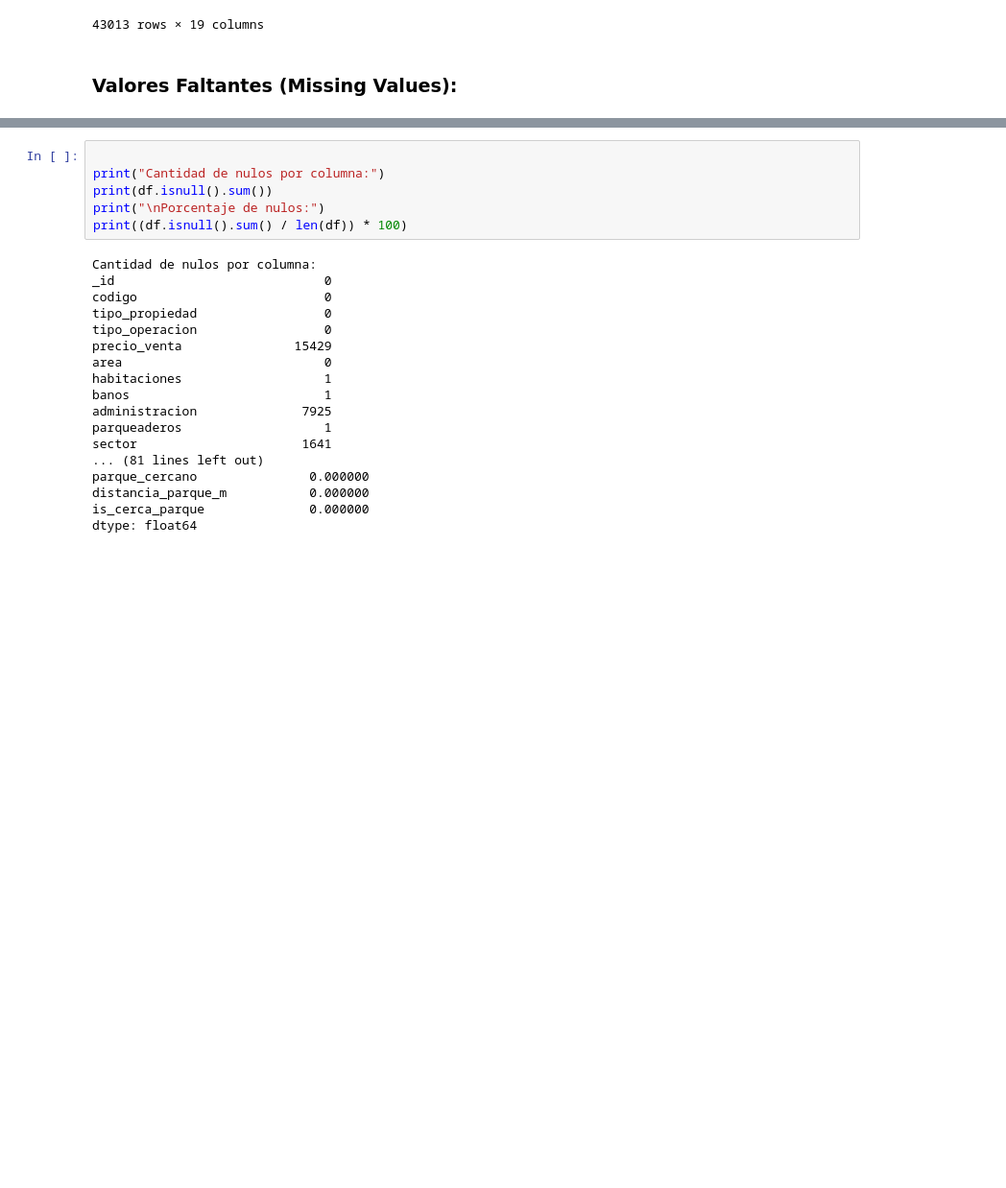
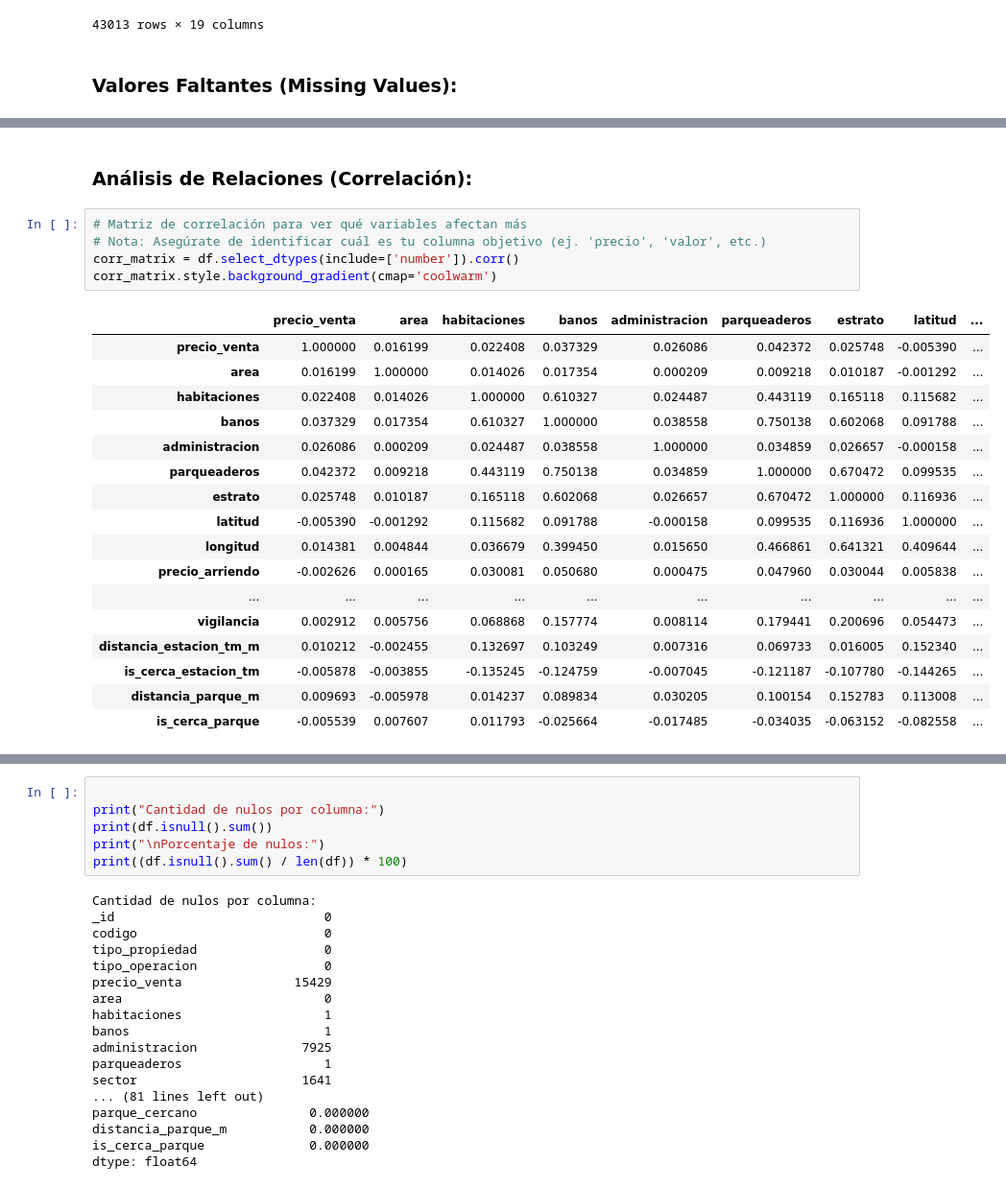
Before and after one commit to Carlos-301/Taller-2-Applied-Data-Science, a Jupyter notebook: notebooks/taller2.ipynb, the cells around one changed output, grey strips where cells are left out. Shown at 96% size. Cells and saved outputs as stored; diff of their text form; blank space fills up the shorter version.

```diff
--- a/notebooks/taller2.ipynb
+++ b/notebooks/taller2.ipynb
@@ -106,0 +118,25 @@ df.select_dtypes(include=['object'])
+# %% [markdown]
+### **Análisis de Relaciones (Correlación)**:
+# %%
+# Matriz de correlación para ver qué variables afectan más
+# Nota: Asegúrate de identificar cuál es tu columna objetivo (ej. 'precio', 'valor', etc.)
+corr_matrix = df.select_dtypes(include=['number']).corr()
+corr_matrix.style.background_gradient(cmap='coolwarm')
+# %% [output]
+|  | precio_venta | area | habitaciones | banos | administracion | parqueaderos | estrato | latitud | ... |
+| precio_venta | 1.000000 | 0.016199 | 0.022408 | 0.037329 | 0.026086 | 0.042372 | 0.025748 | -0.005390 | ... |
+| area | 0.016199 | 1.000000 | 0.014026 | 0.017354 | 0.000209 | 0.009218 | 0.010187 | -0.001292 | ... |
+| habitaciones | 0.022408 | 0.014026 | 1.000000 | 0.610327 | 0.024487 | 0.443119 | 0.165118 | 0.115682 | ... |
+| banos | 0.037329 | 0.017354 | 0.610327 | 1.000000 | 0.038558 | 0.750138 | 0.602068 | 0.091788 | ... |
+| administracion | 0.026086 | 0.000209 | 0.024487 | 0.038558 | 1.000000 | 0.034859 | 0.026657 | -0.000158 | ... |
+| parqueaderos | 0.042372 | 0.009218 | 0.443119 | 0.750138 | 0.034859 | 1.000000 | 0.670472 | 0.099535 | ... |
+| estrato | 0.025748 | 0.010187 | 0.165118 | 0.602068 | 0.026657 | 0.670472 | 1.000000 | 0.116936 | ... |
+| latitud | -0.005390 | -0.001292 | 0.115682 | 0.091788 | -0.000158 | 0.099535 | 0.116936 | 1.000000 | ... |
+| longitud | 0.014381 | 0.004844 | 0.036679 | 0.399450 | 0.015650 | 0.466861 | 0.641321 | 0.409644 | ... |
+| precio_arriendo | -0.002626 | 0.000165 | 0.030081 | 0.050680 | 0.000475 | 0.047960 | 0.030044 | 0.005838 | ... |
+| ... | ... | ... | ... | ... | ... | ... | ... | ... | ... |
+| vigilancia | 0.002912 | 0.005756 | 0.068868 | 0.157774 | 0.008114 | 0.179441 | 0.200696 | 0.054473 | ... |
+| distancia_estacion_tm_m | 0.010212 | -0.002455 | 0.132697 | 0.103249 | 0.007316 | 0.069733 | 0.016005 | 0.152340 | ... |
+| is_cerca_estacion_tm | -0.005878 | -0.003855 | -0.135245 | -0.124759 | -0.007045 | -0.121187 | -0.107780 | -0.144265 | ... |
+| distancia_parque_m | 0.009693 | -0.005978 | 0.014237 | 0.089834 | 0.030205 | 0.100154 | 0.152783 | 0.113008 | ... |
+| is_cerca_parque | -0.005539 | 0.007607 | 0.011793 | -0.025664 | -0.017485 | -0.034035 | -0.063152 | -0.082558 | ... |
```
Also changed, not shown: parts of 5 cells of this notebook.
